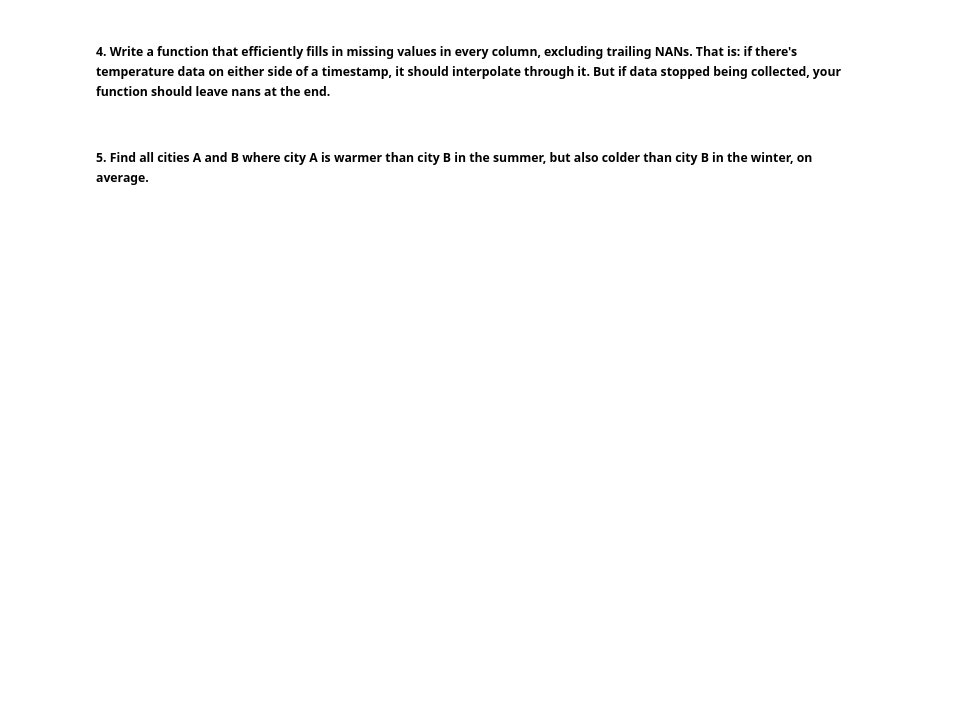
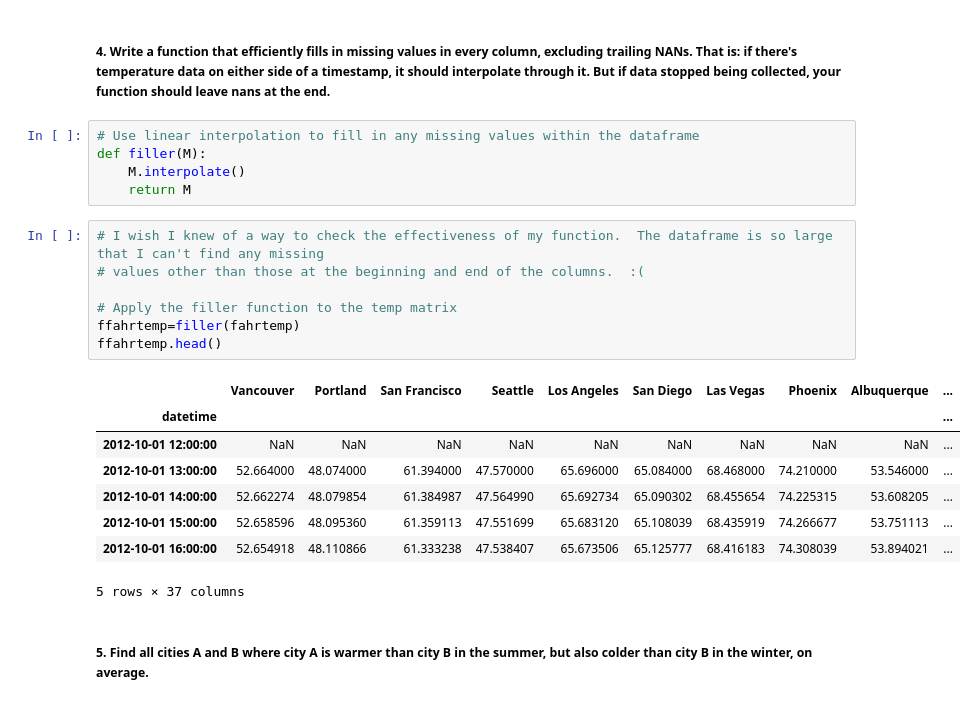
Before and after one commit to jmort16/week_11, a Jupyter notebook: wk_11_hmwk.ipynb, the cells around one changed output. Saved outputs shown, nothing was run; the diff lists cells and outputs as text; blank space fills up the shorter version.

```diff
--- a/wk_11_hmwk.ipynb
+++ b/wk_11_hmwk.ipynb
@@ -24,4 +42,25 @@ NameError: name 'temperature' is not defined
 # %% [markdown]
 ##### 4.	Write a function that efficiently fills in missing values in every column, excluding trailing NANs. That is: if there's temperature data on either side of a timestamp, it should interpolate through it. But if data stopped being collected, your function should leave nans at the end.
+# %%
+# Use linear interpolation to fill in any missing values within the dataframe
+def filler(M):
+    M.interpolate()
+    return M
+# %%
+# I wish I knew of a way to check the effectiveness of my function.  The dataframe is so large that I can't find any missing
+# values other than those at the beginning and end of the columns.  :(
+
+# Apply the filler function to the temp matrix
+ffahrtemp=filler(fahrtemp)
+ffahrtemp.head()
+# %% [output]
+|  | Vancouver | Portland | San Francisco | Seattle | Los Angeles | San Diego | Las Vegas | Phoenix | Albuquerque | ... |
+| datetime |  |  |  |  |  |  |  |  |  | ... |
+| 2012-10-01 12:00:00 | NaN | NaN | NaN | NaN | NaN | NaN | NaN | NaN | NaN | ... |
+| 2012-10-01 13:00:00 | 52.664000 | 48.074000 | 61.394000 | 47.570000 | 65.696000 | 65.084000 | 68.468000 | 74.210000 | 53.546000 | ... |
+| 2012-10-01 14:00:00 | 52.662274 | 48.079854 | 61.384987 | 47.564990 | 65.692734 | 65.090302 | 68.455654 | 74.225315 | 53.608205 | ... |
+| 2012-10-01 15:00:00 | 52.658596 | 48.095360 | 61.359113 | 47.551699 | 65.683120 | 65.108039 | 68.435919 | 74.266677 | 53.751113 | ... |
+| 2012-10-01 16:00:00 | 52.654918 | 48.110866 | 61.333238 | 47.538407 | 65.673506 | 65.125777 | 68.416183 | 74.308039 | 53.894021 | ... |
+5 rows × 37 columns
 # %% [markdown]
 ##### 5.	Find all cities A and B where city A is warmer than city B in the summer, but also colder than city B in the winter, on average.
```
Also changed, not shown: parts of 21 cells of this notebook.
